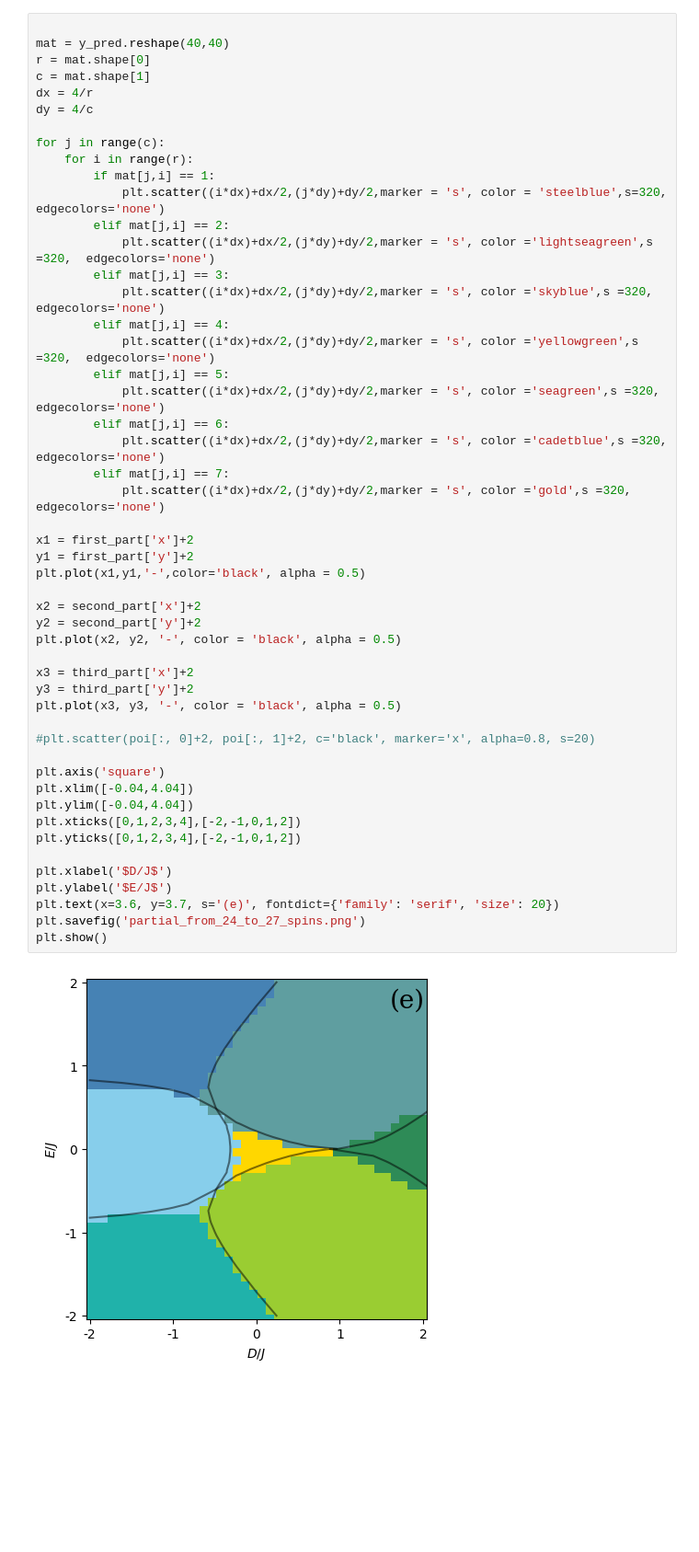
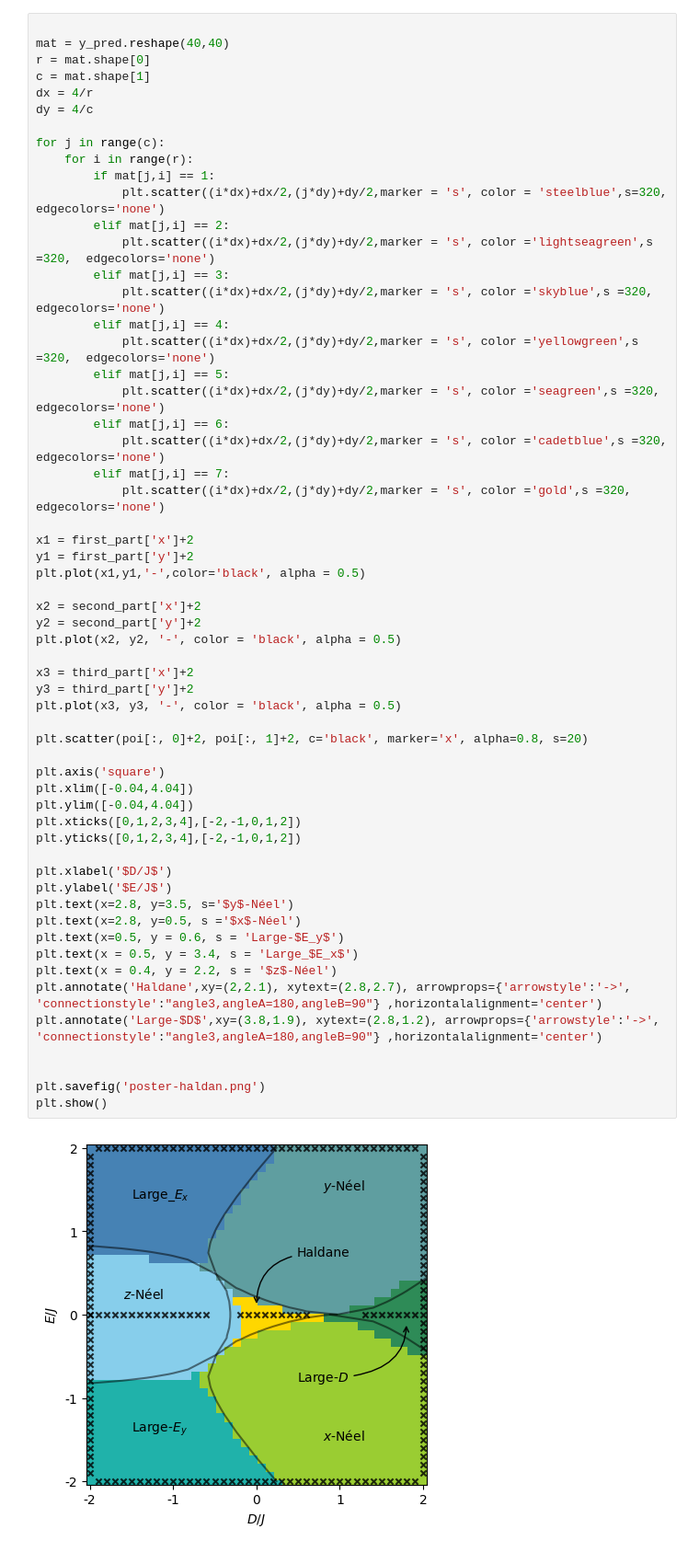
Before and after one commit to mehrankhosrojerdi/4th_project_with_UCL, a Jupyter notebook: supervised learning/scalable_analysis.ipynb, the cells around one changed output. Shown at 92% size. Saved outputs shown, nothing was run; the diff lists cells and outputs as text; blank space fills up the shorter version.

```diff
--- a/supervised learning/scalable_analysis.ipynb
+++ b/supervised learning/scalable_analysis.ipynb
@@ -414,34 +414,42 @@ for j in range(c):
         elif mat[j,i] == 5:
             plt.scatter((i*dx)+dx/2,(j*dy)+dy/2,marker = 's', color ='seagreen',s =320,  edgecolors='none')
         elif mat[j,i] == 6:
             plt.scatter((i*dx)+dx/2,(j*dy)+dy/2,marker = 's', color ='cadetblue',s =320,  edgecolors='none')
         elif mat[j,i] == 7:
             plt.scatter((i*dx)+dx/2,(j*dy)+dy/2,marker = 's', color ='gold',s =320,  edgecolors='none')
 
 x1 = first_part['x']+2
 y1 = first_part['y']+2
 plt.plot(x1,y1,'-',color='black', alpha = 0.5)
 
 x2 = second_part['x']+2
 y2 = second_part['y']+2
 plt.plot(x2, y2, '-', color = 'black', alpha = 0.5)
 
 x3 = third_part['x']+2
 y3 = third_part['y']+2
 plt.plot(x3, y3, '-', color = 'black', alpha = 0.5)
 
-#plt.scatter(poi[:, 0]+2, poi[:, 1]+2, c='black', marker='x', alpha=0.8, s=20)
+plt.scatter(poi[:, 0]+2, poi[:, 1]+2, c='black', marker='x', alpha=0.8, s=20)
 
 plt.axis('square')
 plt.xlim([-0.04,4.04])
 plt.ylim([-0.04,4.04])
 plt.xticks([0,1,2,3,4],[-2,-1,0,1,2])
 plt.yticks([0,1,2,3,4],[-2,-1,0,1,2])
 
 plt.xlabel('$D/J$')
 plt.ylabel('$E/J$')
-plt.text(x=3.6, y=3.7, s='(e)', fontdict={'family': 'serif', 'size': 20})
-plt.savefig('partial_from_24_to_27_spins.png')
+plt.text(x=2.8, y=3.5, s='$y$-Néel')
+plt.text(x=2.8, y=0.5, s ='$x$-Néel')
+plt.text(x=0.5, y = 0.6, s = 'Large-$E_y$')
+plt.text(x = 0.5, y = 3.4, s = 'Large_$E_x$')
+plt.text(x = 0.4, y = 2.2, s = '$z$-Néel')
+plt.annotate('Haldane',xy=(2,2.1), xytext=(2.8,2.7), arrowprops={'arrowstyle':'->', 'connectionstyle':"angle3,angleA=180,angleB=90"} ,horizontalalignment='center')
+plt.annotate('Large-$D$',xy=(3.8,1.9), xytext=(2.8,1.2), arrowprops={'arrowstyle':'->', 'connectionstyle':"angle3,angleA=180,angleB=90"} ,horizontalalignment='center')
+
+
+plt.savefig('poster-haldan.png')
 plt.show()
 # %% [output]
-[figure, old version]
+[figure, new version]
```
Also changed, not shown: 10 other files.
